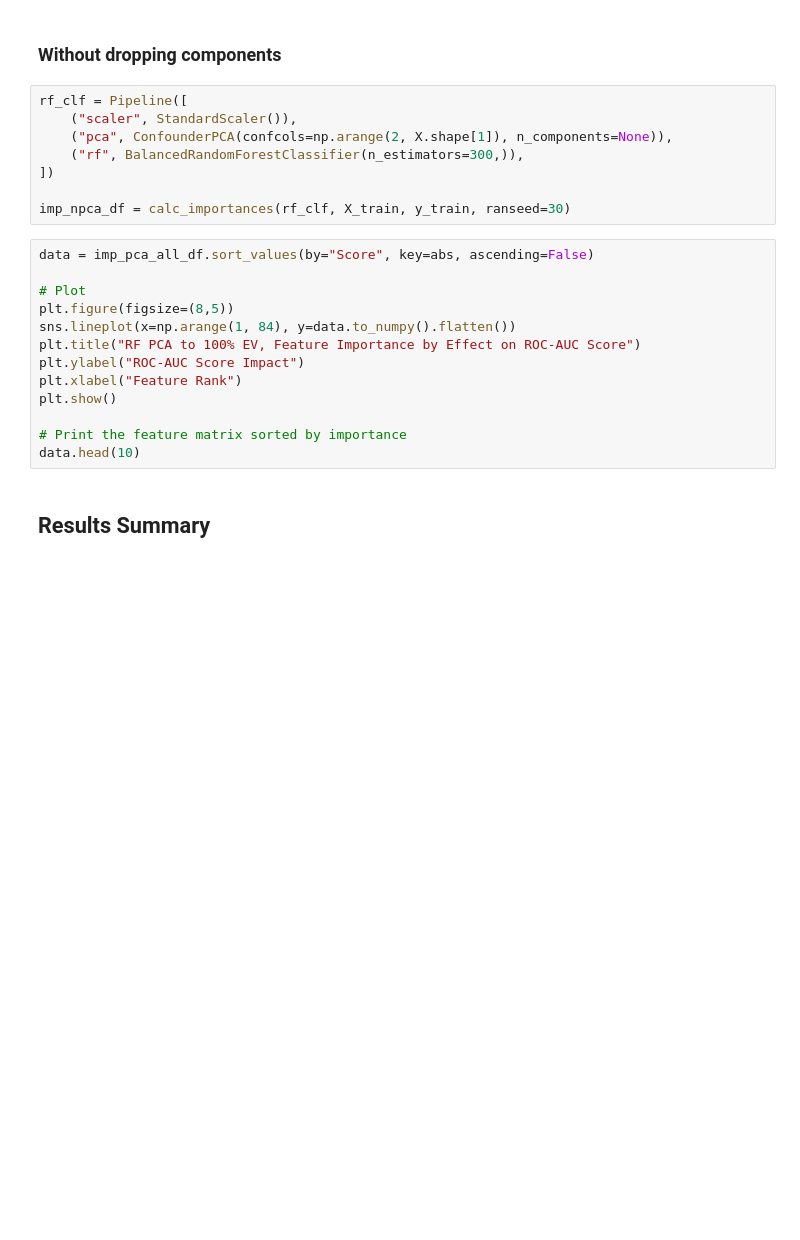
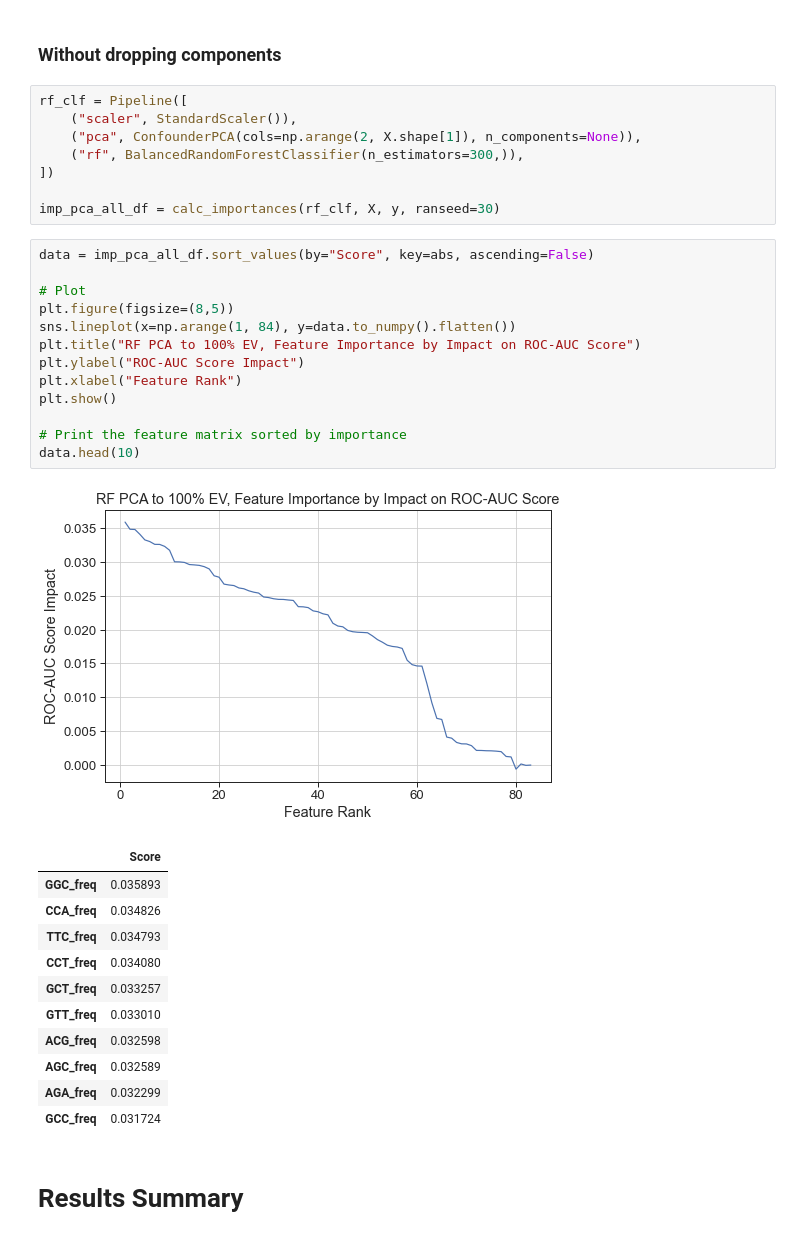
Before and after one commit to edoardodraetta/ml_geneticdisease, a Jupyter notebook: FeatureImportance/FI_RanFor.ipynb, the cells around one changed output. Saved outputs shown, nothing was run; the diff lists cells and outputs as text; blank space fills up the shorter version.

```diff
--- a/FeatureImportance/FI_RanFor.ipynb
+++ b/FeatureImportance/FI_RanFor.ipynb
@@ -217,26 +313,39 @@ data.head(10)
 # %%
 rf_clf = Pipeline([
     ("scaler", StandardScaler()),
-    ("pca", ConfounderPCA(confcols=np.arange(2, X.shape[1]), n_components=None)),
+    ("pca", ConfounderPCA(cols=np.arange(2, X.shape[1]), n_components=None)),
     ("rf", BalancedRandomForestClassifier(n_estimators=300,)),
 ])
 
-imp_npca_df = calc_importances(rf_clf, X_train, y_train, ranseed=30)
+imp_pca_all_df = calc_importances(rf_clf, X, y, ranseed=30)
 # %%
 data = imp_pca_all_df.sort_values(by="Score", key=abs, ascending=False)
 
 # Plot
 plt.figure(figsize=(8,5))
 sns.lineplot(x=np.arange(1, 84), y=data.to_numpy().flatten())
-plt.title("RF PCA to 100% EV, Feature Importance by Effect on ROC-AUC Score")
+plt.title("RF PCA to 100% EV, Feature Importance by Impact on ROC-AUC Score")
 plt.ylabel("ROC-AUC Score Impact")
 plt.xlabel("Feature Rank")
 plt.show()
 
 # Print the feature matrix sorted by importance
 data.head(10)
+# %% [output]
+[figure, added]
+|  | Score |
+| GGC_freq | 0.035893 |
+| CCA_freq | 0.034826 |
+| TTC_freq | 0.034793 |
+| CCT_freq | 0.034080 |
+| GCT_freq | 0.033257 |
+| GTT_freq | 0.033010 |
+| ACG_freq | 0.032598 |
+| AGC_freq | 0.032589 |
+| AGA_freq | 0.032299 |
+| GCC_freq | 0.031724 |
 # %% [markdown]
-## Results Summary
+# Results Summary
 # %%
 results_df = pd.DataFrame()
 
```
Also changed, not shown: parts of 11 cells of this notebook, 24 other files.
